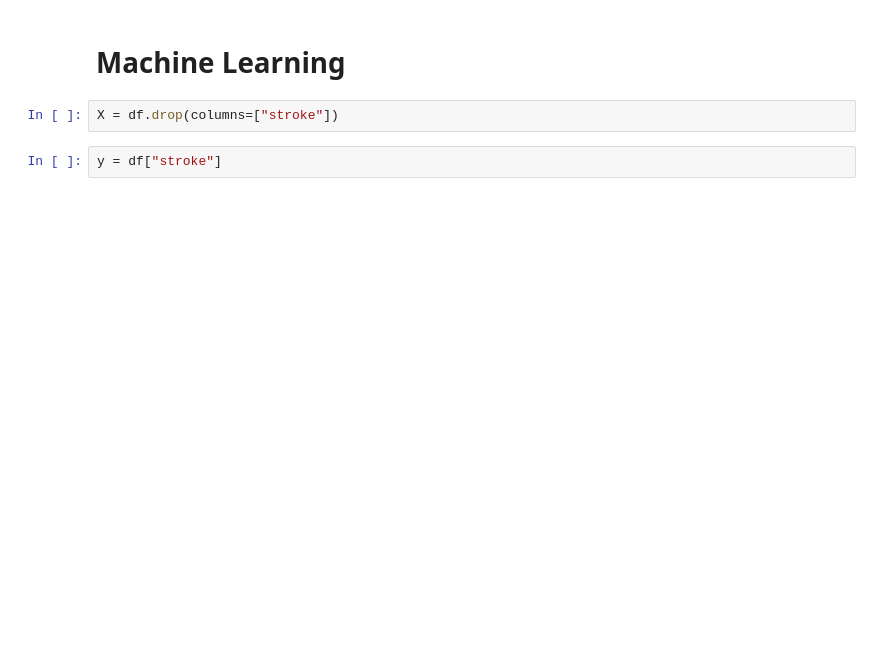
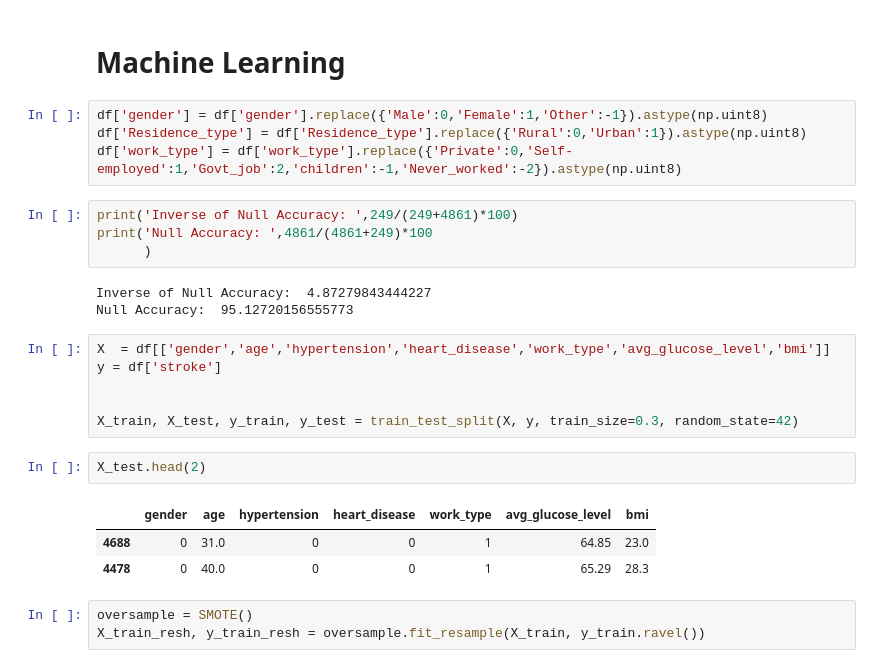
Before and after one commit to Pandolfiz/Stroke-Prediction, a Jupyter notebook: Analise.ipynb, the cells around one changed output. Cells and saved outputs as stored; diff of their text form; blank space fills up the shorter version.

```diff
--- a/Analise.ipynb
+++ b/Analise.ipynb
@@ -294,6 +768,28 @@ df.groupby("stroke")["bmi"].agg([
 # %% [markdown]
 # Machine Learning
-# %%
-X = df.drop(columns=["stroke"])
-# %%
-y = df["stroke"]
+# %%
+df['gender'] = df['gender'].replace({'Male':0,'Female':1,'Other':-1}).astype(np.uint8)
+df['Residence_type'] = df['Residence_type'].replace({'Rural':0,'Urban':1}).astype(np.uint8)
+df['work_type'] = df['work_type'].replace({'Private':0,'Self-employed':1,'Govt_job':2,'children':-1,'Never_worked':-2}).astype(np.uint8)
+# %%
+print('Inverse of Null Accuracy: ',249/(249+4861)*100)
+print('Null Accuracy: ',4861/(4861+249)*100
+      )
+# %% [output]
+Inverse of Null Accuracy:  4.87279843444227
+Null Accuracy:  95.12720156555773
+# %%
+X  = df[['gender','age','hypertension','heart_disease','work_type','avg_glucose_level','bmi']]
+y = df['stroke']
+
+
+X_train, X_test, y_train, y_test = train_test_split(X, y, train_size=0.3, random_state=42)
+# %%
+X_test.head(2)
+# %% [output]
+|  | gender | age | hypertension | heart_disease | work_type | avg_glucose_level | bmi |
+| 4688 | 0 | 31.0 | 0 | 0 | 1 | 64.85 | 23.0 |
+| 4478 | 0 | 40.0 | 0 | 0 | 1 | 65.29 | 28.3 |
+# %%
+oversample = SMOTE()
+X_train_resh, y_train_resh = oversample.fit_resample(X_train, y_train.ravel())
```
Also changed, not shown: parts of 9 cells of this notebook.
